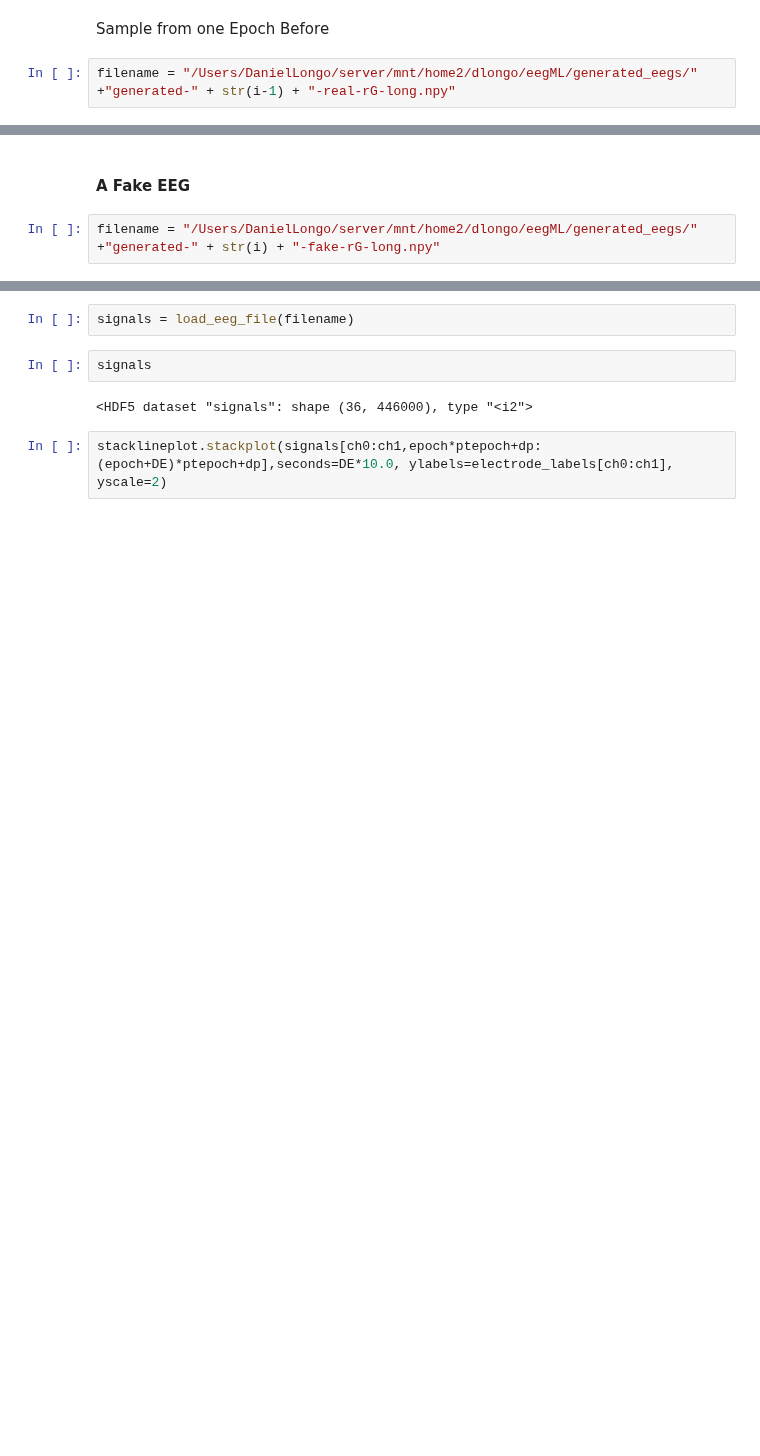
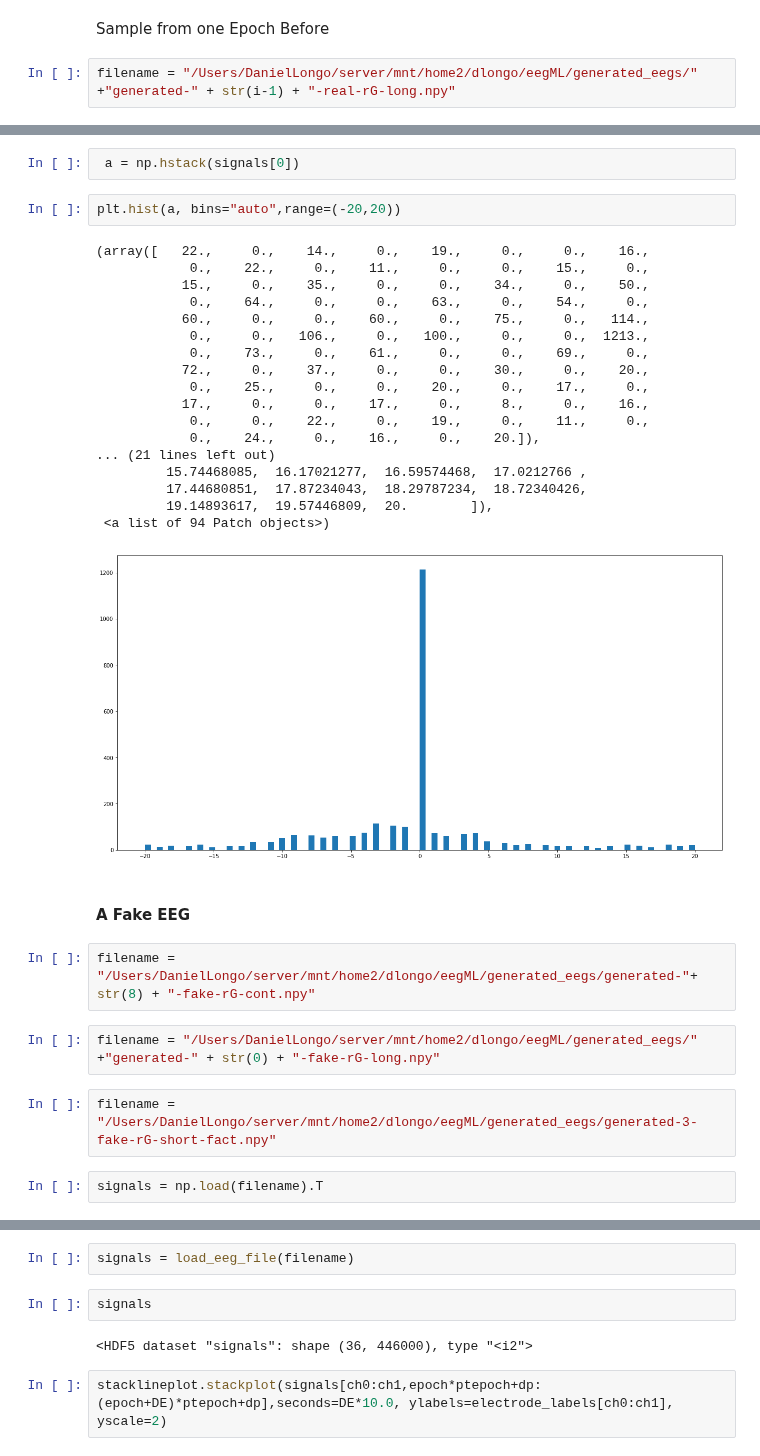
Before and after one commit to DanielLongo/eegML, a Jupyter notebook: visualize_generated_eegs.ipynb, the cells around one changed output, grey strips where cells are left out. Drawn from its saved outputs; the diff is of its cells as text; blank space fills up the shorter version.

```diff
--- a/visualize_generated_eegs.ipynb
+++ b/visualize_generated_eegs.ipynb
@@ -58,5 +62,34 @@ stacklineplot.stackplot(signals[ch0:ch1,epoch*ptepoch+dp:(epoch+DE)*ptepoch+dp],
+# %%
+ a = np.hstack(signals[0])
+# %%
+plt.hist(a, bins="auto",range=(-20,20))
+# %% [output]
+(array([   22.,     0.,    14.,     0.,    19.,     0.,     0.,    16.,
+            0.,    22.,     0.,    11.,     0.,     0.,    15.,     0.,
+           15.,     0.,    35.,     0.,     0.,    34.,     0.,    50.,
+            0.,    64.,     0.,     0.,    63.,     0.,    54.,     0.,
+           60.,     0.,     0.,    60.,     0.,    75.,     0.,   114.,
+            0.,     0.,   106.,     0.,   100.,     0.,     0.,  1213.,
+            0.,    73.,     0.,    61.,     0.,     0.,    69.,     0.,
+           72.,     0.,    37.,     0.,     0.,    30.,     0.,    20.,
+            0.,    25.,     0.,     0.,    20.,     0.,    17.,     0.,
+           17.,     0.,     0.,    17.,     0.,     8.,     0.,    16.,
+            0.,     0.,    22.,     0.,    19.,     0.,    11.,     0.,
+            0.,    24.,     0.,    16.,     0.,    20.]),
+... (21 lines left out)
+         15.74468085,  16.17021277,  16.59574468,  17.0212766 ,
+         17.44680851,  17.87234043,  18.29787234,  18.72340426,
+         19.14893617,  19.57446809,  20.        ]),
+ <a list of 94 Patch objects>)
+[figure, added]
 # %% [markdown]
 #### A Fake EEG
+# %%
+filename = "/Users/DanielLongo/server/mnt/home2/dlongo/eegML/generated_eegs/generated-"+ str(8) + "-fake-rG-cont.npy"
 # %%
-filename = "/Users/DanielLongo/server/mnt/home2/dlongo/eegML/generated_eegs/" +"generated-" + str(i) + "-fake-rG-long.npy"
+filename = "/Users/DanielLongo/server/mnt/home2/dlongo/eegML/generated_eegs/" +"generated-" + str(0) + "-fake-rG-long.npy"
+# %%
+filename = "/Users/DanielLongo/server/mnt/home2/dlongo/eegML/generated_eegs/generated-3-fake-rG-short-fact.npy"
+# %%
+signals = np.load(filename).T
 # %%
```
Also changed, not shown: parts of 10 cells of this notebook, 1 other file.
